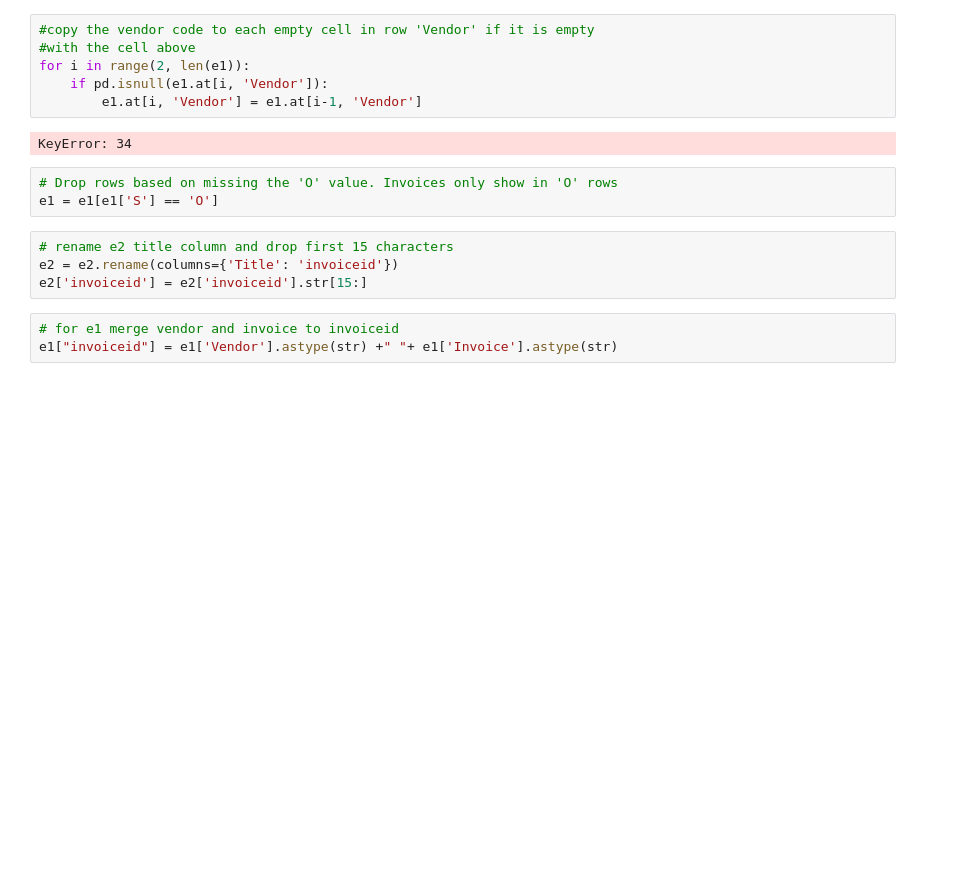
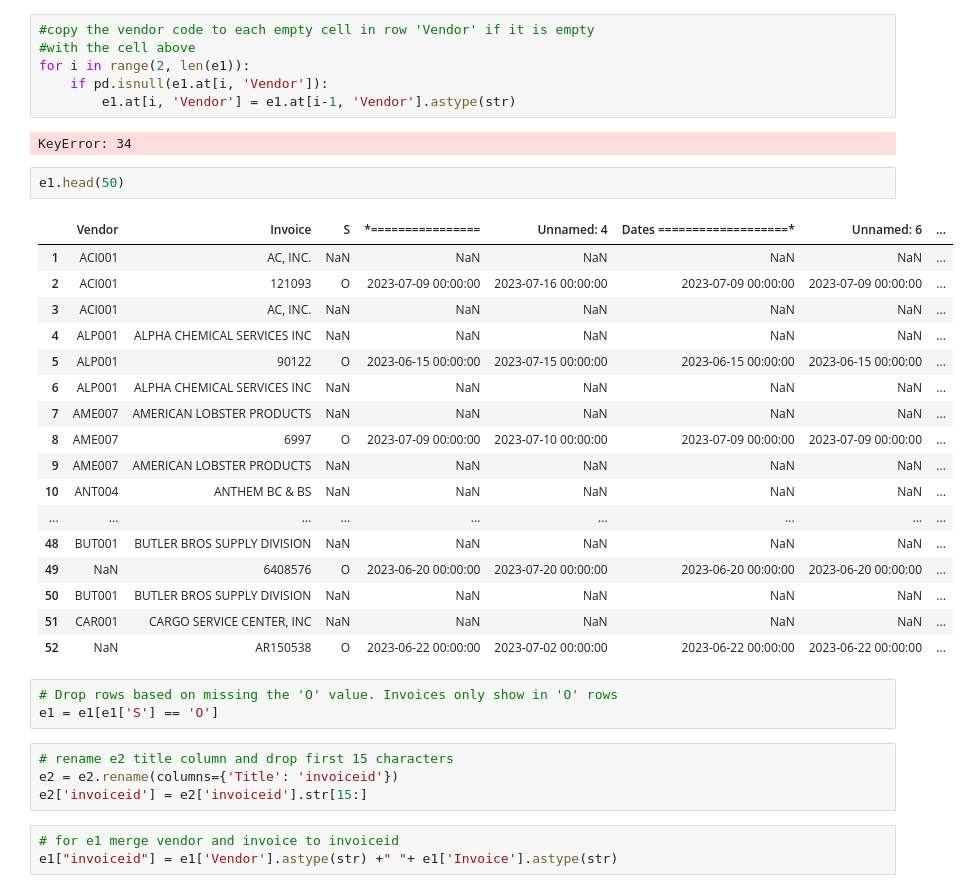
Before and after one commit to anomalytheorem/PracticeMachineLearning, a Jupyter notebook: notebooks/ready_compare.ipynb, the cells around one changed output. Drawn from its saved outputs; the diff is of its cells as text; blank space fills up the shorter version.

```diff
--- a/notebooks/ready_compare.ipynb
+++ b/notebooks/ready_compare.ipynb
@@ -38,9 +41,29 @@ e1.head(13)
 #with the cell above
 for i in range(2, len(e1)):
     if pd.isnull(e1.at[i, 'Vendor']):
-        e1.at[i, 'Vendor'] = e1.at[i-1, 'Vendor']
+        e1.at[i, 'Vendor'] = e1.at[i-1, 'Vendor'].astype(str)
 # %% [output]
 KeyError: 34
+# %%
+e1.head(50)
+# %% [output]
+|  | Vendor | Invoice | S | *================ | Unnamed: 4 | Dates ===================* | Unnamed: 6 | ... |
+| 1 | ACI001 | AC, INC. | NaN | NaN | NaN | NaN | NaN | ... |
+| 2 | ACI001 | 121093 | O | 2023-07-09 00:00:00 | 2023-07-16 00:00:00 | 2023-07-09 00:00:00 | 2023-07-09 00:00:00 | ... |
+| 3 | ACI001 | AC, INC. | NaN | NaN | NaN | NaN | NaN | ... |
+| 4 | ALP001 | ALPHA CHEMICAL SERVICES INC | NaN | NaN | NaN | NaN | NaN | ... |
+| 5 | ALP001 | 90122 | O | 2023-06-15 00:00:00 | 2023-07-15 00:00:00 | 2023-06-15 00:00:00 | 2023-06-15 00:00:00 | ... |
+| 6 | ALP001 | ALPHA CHEMICAL SERVICES INC | NaN | NaN | NaN | NaN | NaN | ... |
+| 7 | AME007 | AMERICAN LOBSTER PRODUCTS | NaN | NaN | NaN | NaN | NaN | ... |
+| 8 | AME007 | 6997 | O | 2023-07-09 00:00:00 | 2023-07-10 00:00:00 | 2023-07-09 00:00:00 | 2023-07-09 00:00:00 | ... |
+| 9 | AME007 | AMERICAN LOBSTER PRODUCTS | NaN | NaN | NaN | NaN | NaN | ... |
+| 10 | ANT004 | ANTHEM BC & BS | NaN | NaN | NaN | NaN | NaN | ... |
+| ... | ... | ... | ... | ... | ... | ... | ... | ... |
+| 48 | BUT001 | BUTLER BROS SUPPLY DIVISION | NaN | NaN | NaN | NaN | NaN | ... |
+| 49 | NaN | 6408576 | O | 2023-06-20 00:00:00 | 2023-07-20 00:00:00 | 2023-06-20 00:00:00 | 2023-06-20 00:00:00 | ... |
+| 50 | BUT001 | BUTLER BROS SUPPLY DIVISION | NaN | NaN | NaN | NaN | NaN | ... |
+| 51 | CAR001 | CARGO SERVICE CENTER, INC | NaN | NaN | NaN | NaN | NaN | ... |
+| 52 | NaN | AR150538 | O | 2023-06-22 00:00:00 | 2023-07-02 00:00:00 | 2023-06-22 00:00:00 | 2023-06-22 00:00:00 | ... |
 # %%
 # Drop rows based on missing the 'O' value. Invoices only show in 'O' rows
 e1 = e1[e1['S'] == 'O']
```
Also changed, not shown: parts of 6 cells of this notebook, 3 other files.
